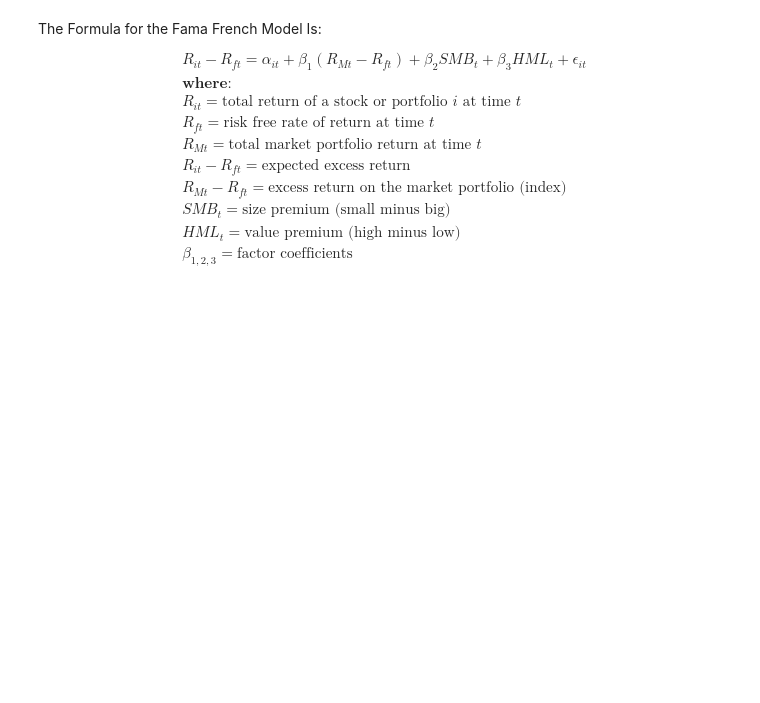
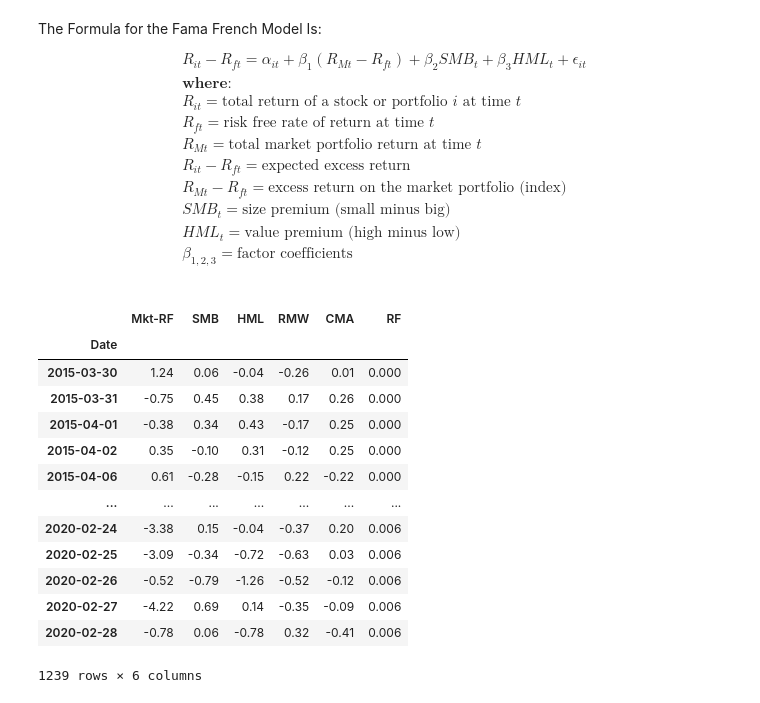
Before and after one commit to nilsjanvier/msc_fbd_portfolflio_trading, a Jupyter notebook: Trading project Midi.ipynb, the cells around one changed output. Cells and saved outputs as stored; diff of their text form; code cells hidden in the pictures; blank space fills up the shorter version.

```diff
--- a/Trading project Midi.ipynb
+++ b/Trading project Midi.ipynb
@@ -281,0 +285,19 @@ The Formula for the Fama French Model Is:
+# %%
+import pandas_datareader.data as web  # module for reading datasets directly from the web
+df_factors = web.DataReader('F-F_Research_Data_5_Factors_2x3_daily', 'famafrench')[0]
+df_factors
+# %% [output]
+|  | Mkt-RF | SMB | HML | RMW | CMA | RF |
+| Date |  |  |  |  |  |  |
+| 2015-03-30 | 1.24 | 0.06 | -0.04 | -0.26 | 0.01 | 0.000 |
+| 2015-03-31 | -0.75 | 0.45 | 0.38 | 0.17 | 0.26 | 0.000 |
+| 2015-04-01 | -0.38 | 0.34 | 0.43 | -0.17 | 0.25 | 0.000 |
+| 2015-04-02 | 0.35 | -0.10 | 0.31 | -0.12 | 0.25 | 0.000 |
+| 2015-04-06 | 0.61 | -0.28 | -0.15 | 0.22 | -0.22 | 0.000 |
+| ... | ... | ... | ... | ... | ... | ... |
+| 2020-02-24 | -3.38 | 0.15 | -0.04 | -0.37 | 0.20 | 0.006 |
+| 2020-02-25 | -3.09 | -0.34 | -0.72 | -0.63 | 0.03 | 0.006 |
+| 2020-02-26 | -0.52 | -0.79 | -1.26 | -0.52 | -0.12 | 0.006 |
+| 2020-02-27 | -4.22 | 0.69 | 0.14 | -0.35 | -0.09 | 0.006 |
+| 2020-02-28 | -0.78 | 0.06 | -0.78 | 0.32 | -0.41 | 0.006 |
+1239 rows × 6 columns
```
Also changed, not shown: parts of 7 cells of this notebook.
